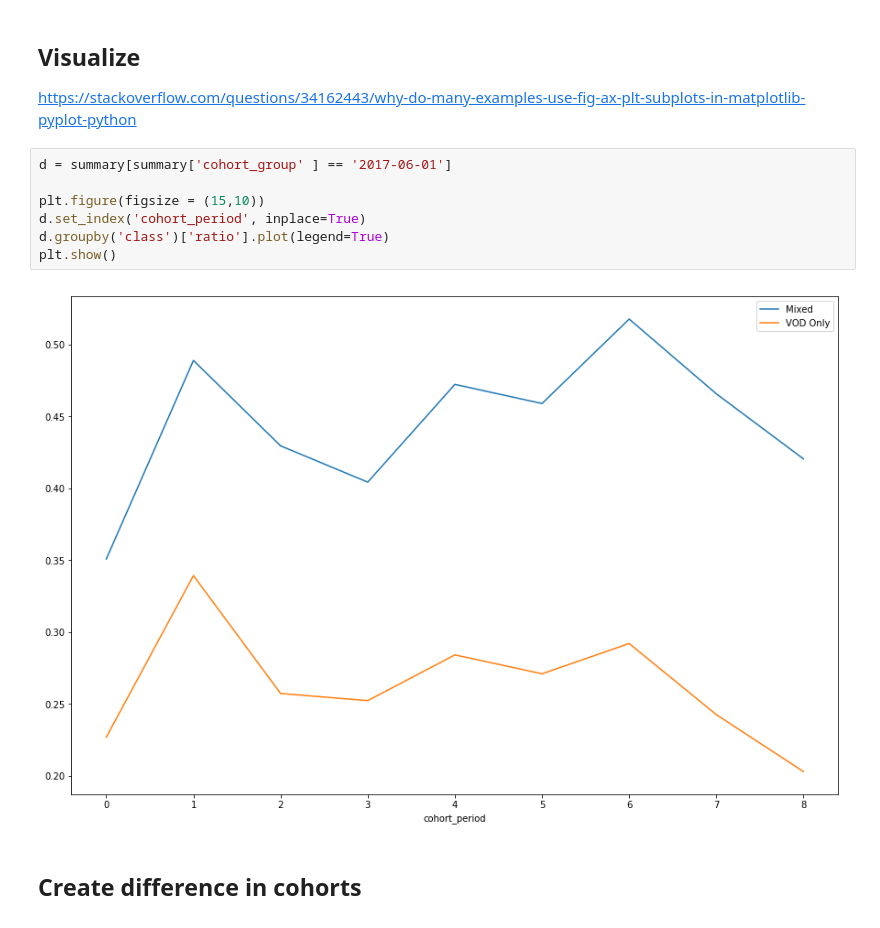
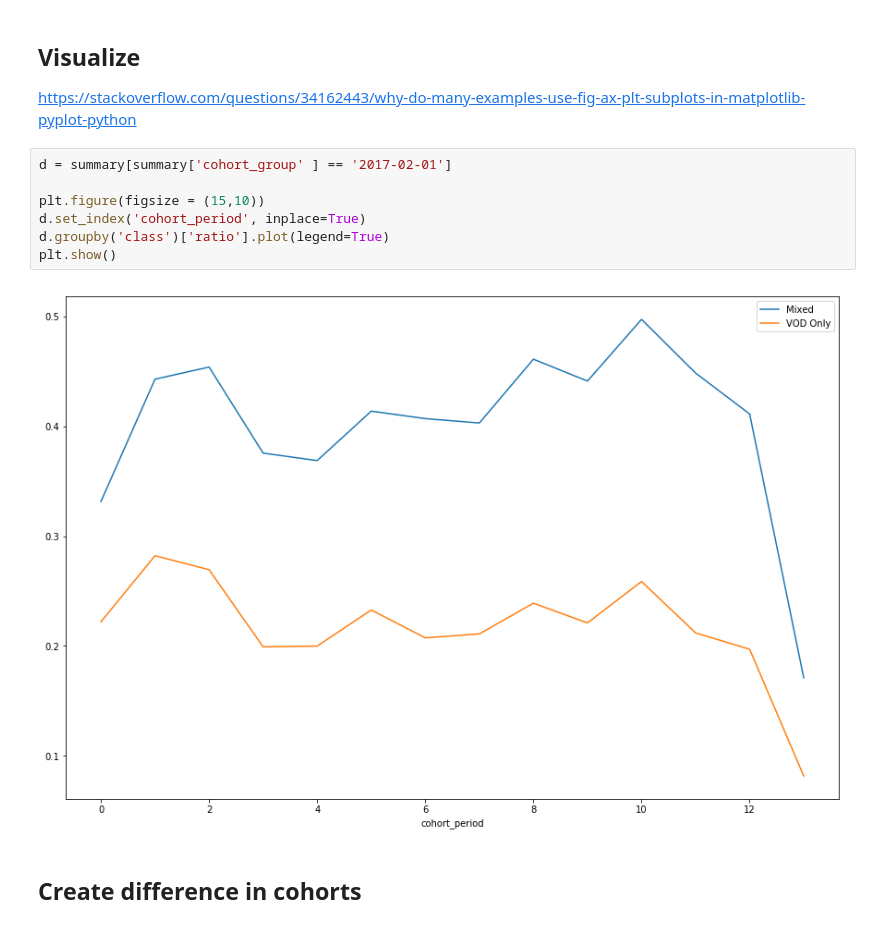
Before and after one commit to dfadeeff/AMZ_Projects, a Jupyter notebook: VOD_cohorts.ipynb, the cells around one changed output. Cells and saved outputs as stored; diff of their text form.

```diff
--- a/VOD_cohorts.ipynb
+++ b/VOD_cohorts.ipynb
@@ -105,14 +105,14 @@ df_new[ (df_new['cohort_group'] == '2016-01')
 
 https://stackoverflow.com/questions/34162443/why-do-many-examples-use-fig-ax-plt-subplots-in-matplotlib-pyplot-python
 # %%
-d = summary[summary['cohort_group' ] == '2017-06-01']
+d = summary[summary['cohort_group' ] == '2017-02-01']
 
 plt.figure(figsize = (15,10))
 d.set_index('cohort_period', inplace=True)
 d.groupby('class')['ratio'].plot(legend=True)
 plt.show()
 # %% [output]
-[figure, old version]
+[figure, new version]
 # %% [markdown]
 ## Create difference in cohorts
 # %%
```
Also changed, not shown: parts of 9 cells of this notebook.
